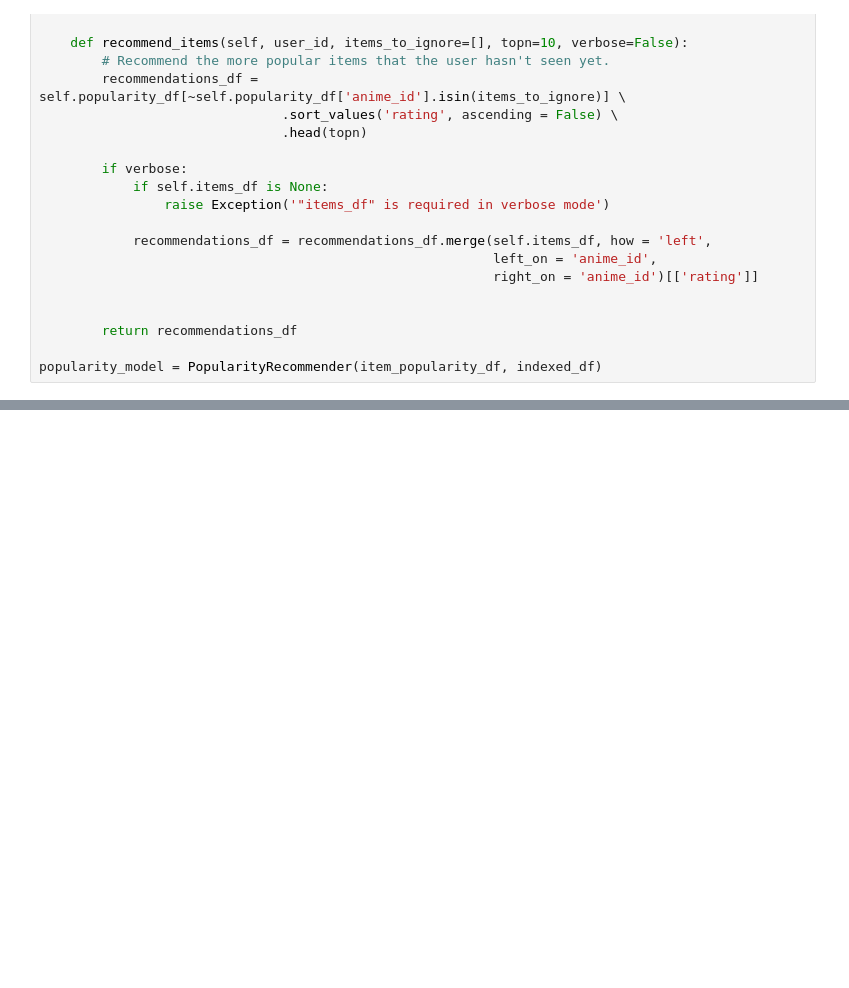
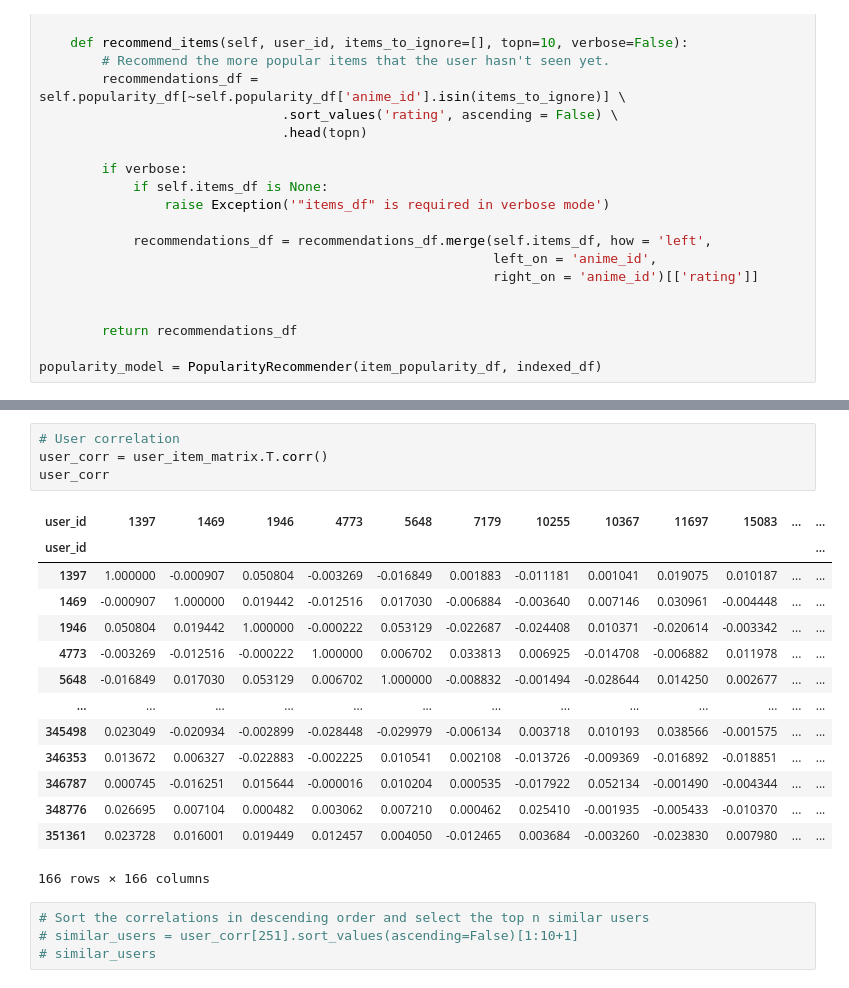
Before and after one commit to JoaoRodrigo99/AI---DM-ML, a Jupyter notebook: JR/anime_ratings__RS_101.ipynb, the cells around one changed output, grey strips where cells are left out. Cells and saved outputs as stored; diff of their text form; blank space fills up the shorter version.

```diff
--- a/JR/anime_ratings__RS_101.ipynb
+++ b/JR/anime_ratings__RS_101.ipynb
@@ -248,0 +613,23 @@ pop_detailed_results_df.head(10)
+# %%
+# User correlation
+user_corr = user_item_matrix.T.corr()
+user_corr
+# %% [output]
+| user_id | 1397 | 1469 | 1946 | 4773 | 5648 | 7179 | 10255 | 10367 | 11697 | 15083 | ... | ... |
+| user_id |  |  |  |  |  |  |  |  |  |  |  | ... |
+| 1397 | 1.000000 | -0.000907 | 0.050804 | -0.003269 | -0.016849 | 0.001883 | -0.011181 | 0.001041 | 0.019075 | 0.010187 | ... | ... |
+| 1469 | -0.000907 | 1.000000 | 0.019442 | -0.012516 | 0.017030 | -0.006884 | -0.003640 | 0.007146 | 0.030961 | -0.004448 | ... | ... |
+| 1946 | 0.050804 | 0.019442 | 1.000000 | -0.000222 | 0.053129 | -0.022687 | -0.024408 | 0.010371 | -0.020614 | -0.003342 | ... | ... |
+| 4773 | -0.003269 | -0.012516 | -0.000222 | 1.000000 | 0.006702 | 0.033813 | 0.006925 | -0.014708 | -0.006882 | 0.011978 | ... | ... |
+| 5648 | -0.016849 | 0.017030 | 0.053129 | 0.006702 | 1.000000 | -0.008832 | -0.001494 | -0.028644 | 0.014250 | 0.002677 | ... | ... |
+| ... | ... | ... | ... | ... | ... | ... | ... | ... | ... | ... | ... | ... |
+| 345498 | 0.023049 | -0.020934 | -0.002899 | -0.028448 | -0.029979 | -0.006134 | 0.003718 | 0.010193 | 0.038566 | -0.001575 | ... | ... |
+| 346353 | 0.013672 | 0.006327 | -0.022883 | -0.002225 | 0.010541 | 0.002108 | -0.013726 | -0.009369 | -0.016892 | -0.018851 | ... | ... |
+| 346787 | 0.000745 | -0.016251 | 0.015644 | -0.000016 | 0.010204 | 0.000535 | -0.017922 | 0.052134 | -0.001490 | -0.004344 | ... | ... |
+| 348776 | 0.026695 | 0.007104 | 0.000482 | 0.003062 | 0.007210 | 0.000462 | 0.025410 | -0.001935 | -0.005433 | -0.010370 | ... | ... |
+| 351361 | 0.023728 | 0.016001 | 0.019449 | 0.012457 | 0.004050 | -0.012465 | 0.003684 | -0.003260 | -0.023830 | 0.007980 | ... | ... |
+166 rows × 166 columns
+# %%
+# Sort the correlations in descending order and select the top n similar users
+# similar_users = user_corr[251].sort_values(ascending=False)[1:10+1]
+# similar_users
```
Also changed, not shown: parts of 30 cells of this notebook, 1 other file.
